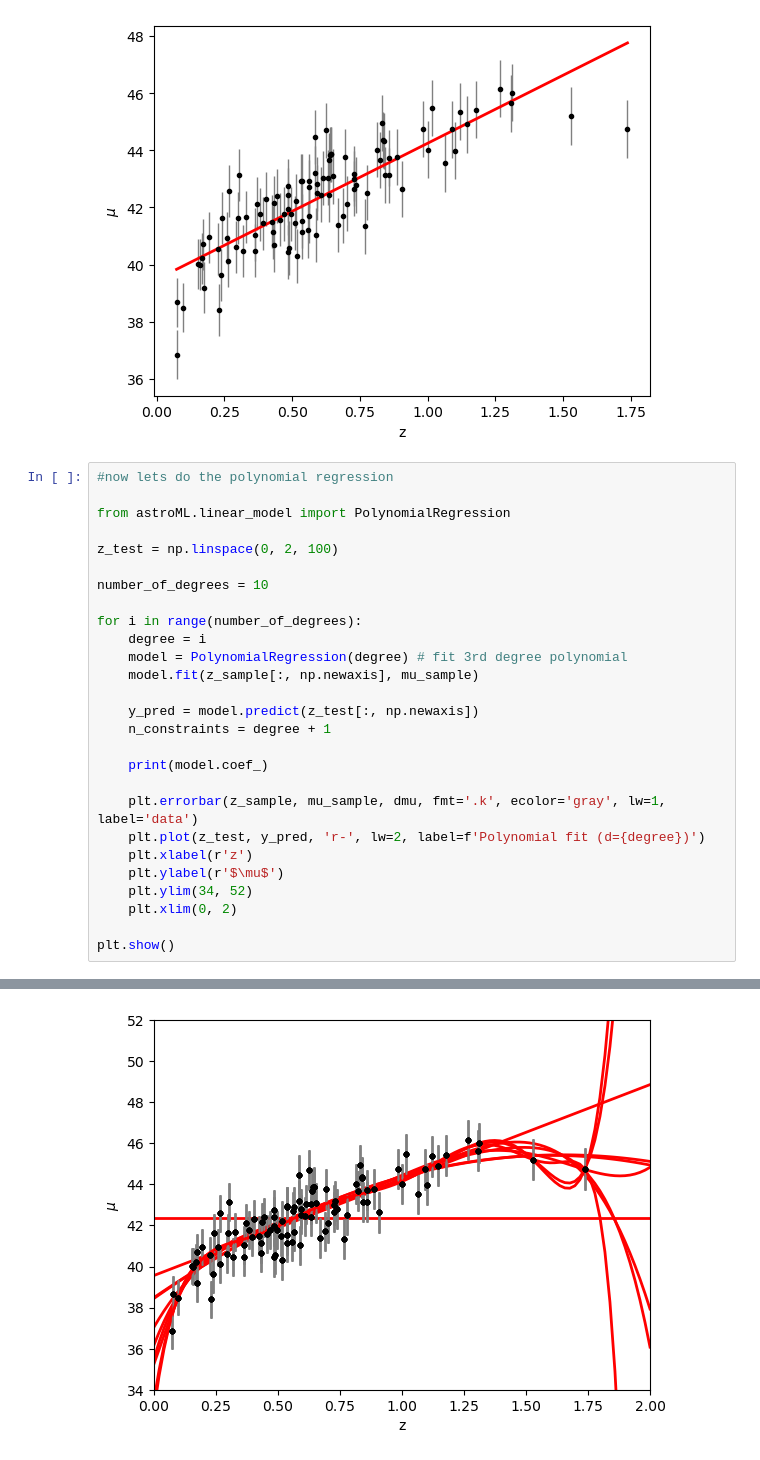
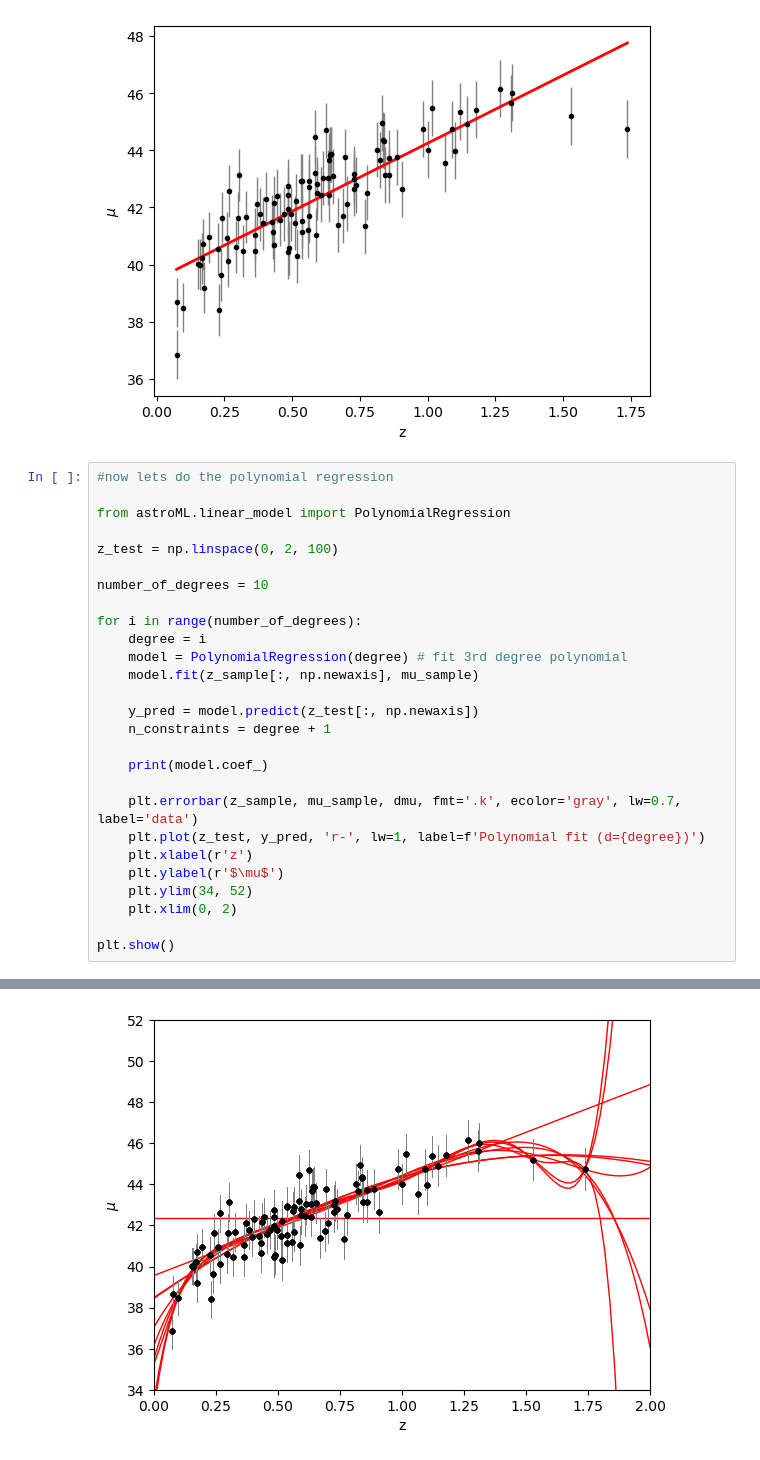
Before and after one commit to Matteo-Raschi/astrostatistics_bicocca_2026, a Jupyter notebook: working/L17.ipynb, the cells around one changed output, grey strips where cells are left out. Drawn from its saved outputs; the diff is of its cells as text.

```diff
--- a/working/L17.ipynb
+++ b/working/L17.ipynb
@@ -57,33 +57,33 @@ for i in range(number_of_degrees):
     model.fit(z_sample[:, np.newaxis], mu_sample)
 
     y_pred = model.predict(z_test[:, np.newaxis])
     n_constraints = degree + 1
 
     print(model.coef_)
 
-    plt.errorbar(z_sample, mu_sample, dmu, fmt='.k', ecolor='gray', lw=1, label='data')
-    plt.plot(z_test, y_pred, 'r-', lw=2, label=f'Polynomial fit (d={degree})')
+    plt.errorbar(z_sample, mu_sample, dmu, fmt='.k', ecolor='gray', lw=0.7, label='data')
+    plt.plot(z_test, y_pred, 'r-', lw=1, label=f'Polynomial fit (d={degree})')
     plt.xlabel(r'z')
     plt.ylabel(r'$\mu$')
     plt.ylim(34, 52)
     plt.xlim(0, 2)
 
 plt.show()
 # %% [output]
 [42.38034994]
 [39.56505555  4.64711848]
 [38.44821027  8.49035585 -2.57760572]
 [38.49130243  8.23905057 -2.20391808 -0.15168104]
 [ 37.0543994   20.74217865 -32.83020744  27.30599762  -7.98337391]
 [ 36.18760445  31.00142053 -69.82397489  82.84185044 -44.24104125
    8.47059008]
 [  35.52810145   41.0777603  -119.2923833   190.65950213 -159.23341791
    67.07109508  -11.37900289]
 [   33.0388866     88.36455436  -419.10465978  1070.05460078
  -1505.50746677  1174.27289713  -473.67088511    76.75032208]
 [  33.50565858   77.89342065 -337.63347914  765.4161251  -882.60407239
   442.01979981   18.73687926  -98.85713123   25.70456796]
 [   35.26610351    32.52717373    84.29772055 -1185.19631674
   4221.8203542  -7581.90261829  7725.37966027 -4516.73127761
   1411.3078108   -182.6279746 ]
-[figure, old version]
+[figure, new version]
```
Also changed, not shown: parts of 3 cells of this notebook, 2 other files.
